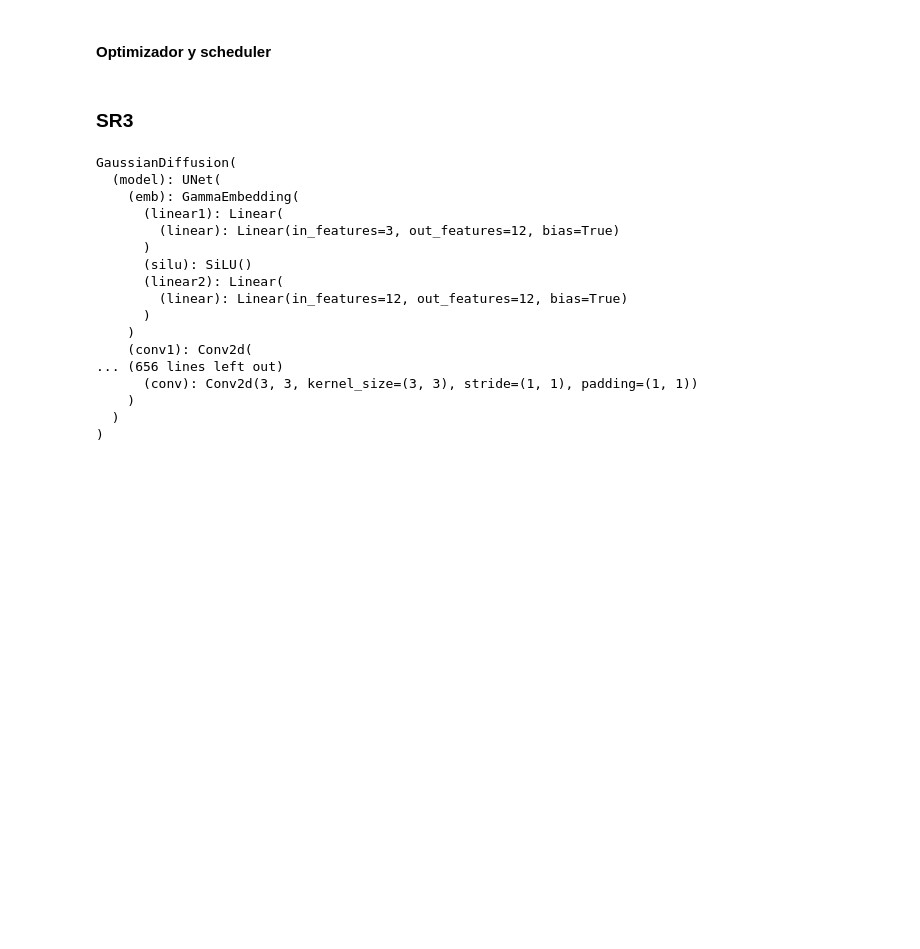
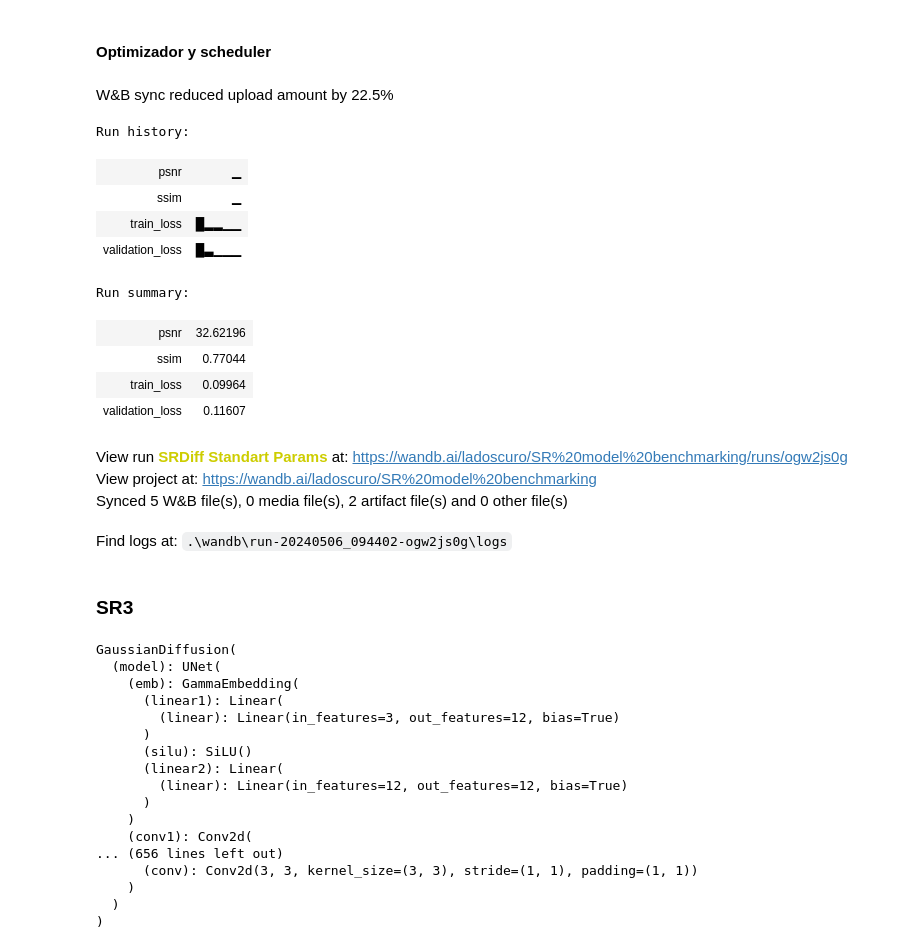
Before and after one commit to Descalabreitor/Satelite-Superresolution-diffusion, a Jupyter notebook: experiments.ipynb, the cells around one changed output. Cells and saved outputs as stored; diff of their text form; code cells hidden in the pictures; blank space fills up the shorter version.

```diff
--- a/experiments.ipynb
+++ b/experiments.ipynb
@@ -78,35 +97,51 @@ hyperparams = {
     "learning_rate": lr,
     "decay_steps": decay_steps,
     "gamma": gamma,
     "batch_size": batch_size,
     "hidden_size": hidden_size,
     "dim_mults": dim_mults,
     "rrdb_num_features": rrdb_num_features,
     "rrdb_num_blocks": rrdb_num_blocks,
     "loss_type": losstype
 }
 project_name = "SR model benchmarking"
 run_name = "SRDiff Standart Params"
 wandb.login()
 wandb.init(project=project_name, config=hyperparams, name=run_name)
 
-trainer = SRDiffTrainer(metrics_used=["ssim", "psnr"])
+trainer = SRDiffTrainer(metrics_used=["ssim", "psnr"], model_name="SRDiff")
 trainer.set_model(model)
 trainer.set_optimizer(optimizer)
 trainer.set_scheduler(scheduler)
 for step in range(max_steps):
     train_loss = trainer.train(train_dataloader)
     torch.cuda.empty_cache()
 
-    trainer.save_model("checkpoints\\SRDiff", step)
+    trainer.save_model("models_state_dic")
     with torch.no_grad():
         val_loss = trainer.validate(val_dataloader)
     torch.cuda.empty_cache()
     wandb.log({"train_loss": train_loss, "validation_loss": val_loss})
 
 test_metrics = trainer.test(test_dataloader)
 wandb.log(test_metrics)
 wandb.finish()
+# %% [output]
+W&B sync reduced upload amount by 22.5%
+Run history:
+| psnr | ▁ |
+| ssim | ▁ |
+| train_loss | █▂▂▁▁ |
+| validation_loss | █▃▁▁▁ |
+Run summary:
+| psnr | 32.62196 |
+| ssim | 0.77044 |
+| train_loss | 0.09964 |
+| validation_loss | 0.11607 |
+View run SRDiff Standart Params at: https://wandb.ai/ladoscuro/SR%20model%20benchmarking/runs/ogw2js0g
+View project at: https://wandb.ai/ladoscuro/SR%20model%20benchmarking
+Synced 5 W&B file(s), 0 media file(s), 2 artifact file(s) and 0 other file(s)
+Find logs at: .\wandb\run-20240506_094402-ogw2js0g\logs
 # %% [markdown]
 ### SR3
 # %%
```
Also changed, not shown: parts of 8 cells of this notebook, 7 other files.
